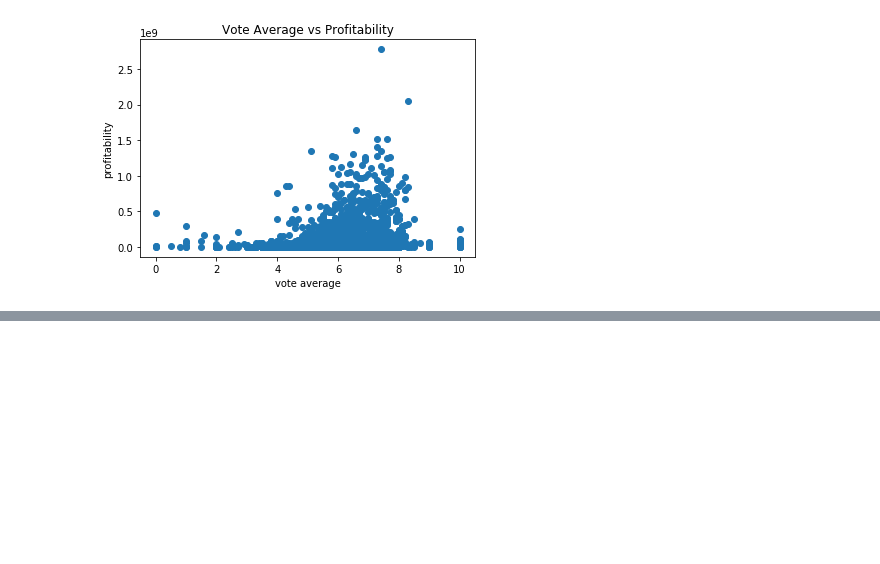
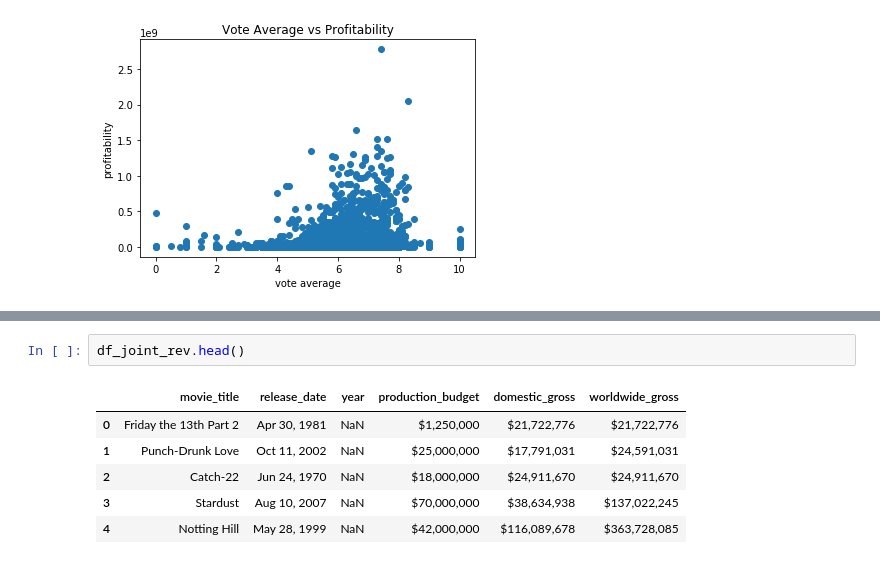
Before and after one commit to polyglottraveler/projectkr, a Jupyter notebook: sql_v0-kca.ipynb, the cells around one changed output, grey strips where cells are left out. Drawn from its saved outputs; the diff is of its cells as text; blank space fills up the shorter version.

```diff
--- a/sql_v0-kca.ipynb
+++ b/sql_v0-kca.ipynb
@@ -144,0 +182,9 @@ ORDER BY bom_domestic_gross
+# %%
+df_joint_rev.head()
+# %% [output]
+|  | movie_title | release_date | year | production_budget | domestic_gross | worldwide_gross |
+| 0 | Friday the 13th Part 2 | Apr 30, 1981 | NaN | $1,250,000 | $21,722,776 | $21,722,776 |
+| 1 | Punch-Drunk Love | Oct 11, 2002 | NaN | $25,000,000 | $17,791,031 | $24,591,031 |
+| 2 | Catch-22 | Jun 24, 1970 | NaN | $18,000,000 | $24,911,670 | $24,911,670 |
+| 3 | Stardust | Aug 10, 2007 | NaN | $70,000,000 | $38,634,938 | $137,022,245 |
+| 4 | Notting Hill | May 28, 1999 | NaN | $42,000,000 | $116,089,678 | $363,728,085 |
```
Also changed, not shown: parts of 14 cells of this notebook.
